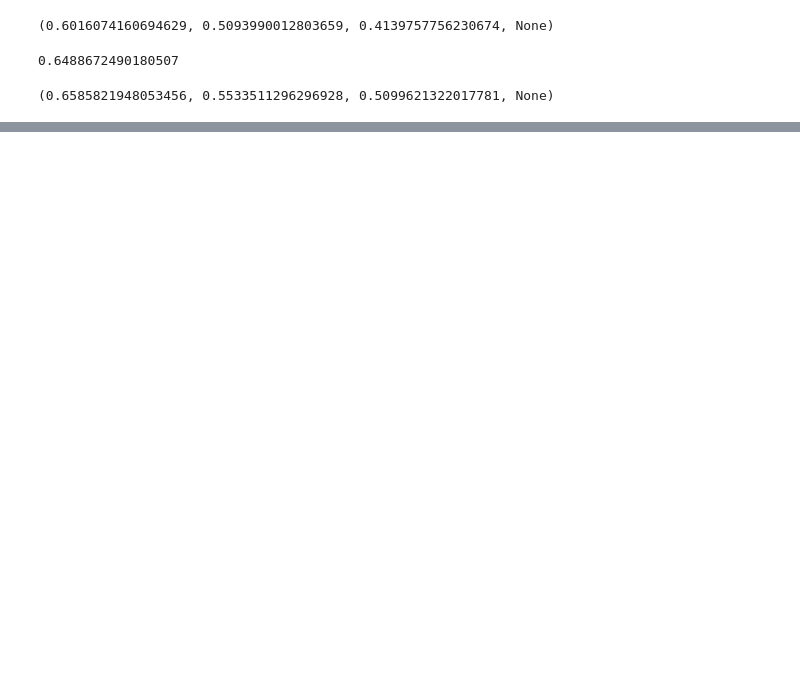
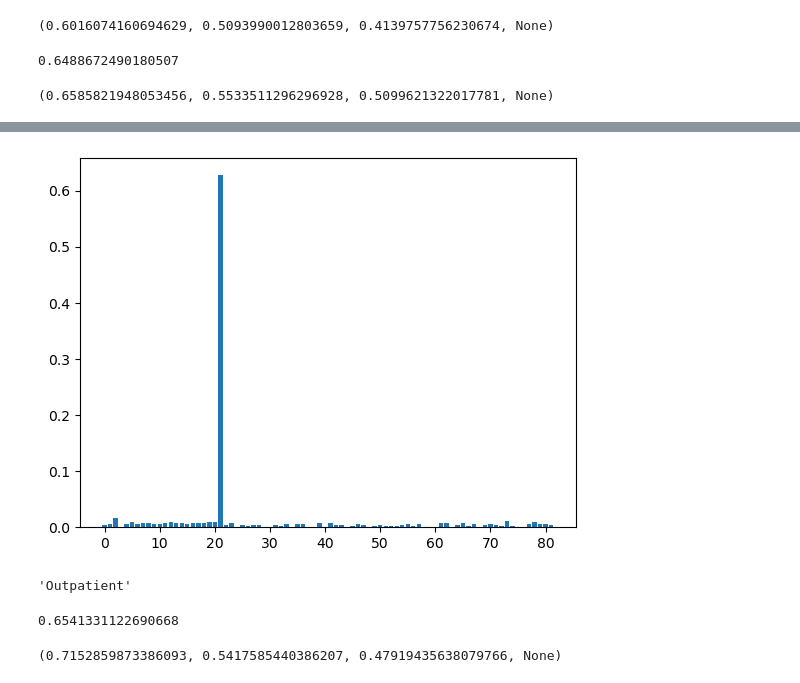
Before and after one commit to ingridchien/medical-provider-fraud-detection, a Jupyter notebook: Analysis.ipynb, the cells around one changed output, grey strips where cells are left out. Drawn from its saved outputs; the diff is of its cells as text; code cells hidden in the pictures; blank space fills up the shorter version.

Commit message:
run models for in/out data separately and examine feature importances

```diff
--- a/Analysis.ipynb
+++ b/Analysis.ipynb
@@ -297,7 +266,8 @@ columns = ['InscClaimAmtReimbursed','Gender', 'Race',
        'ChronicCond_rheumatoidarthritis', 'ChronicCond_stroke',
        'IPAnnualReimbursementAmt', 'IPAnnualDeductibleAmt',
        'OPAnnualReimbursementAmt', 'OPAnnualDeductibleAmt',
-       'Outpatient', 'StayDuration', 'Age', 'Clm66.0', 'Clm309.0', 'Clm387.0', 'Clm3491.0', 'Clm3722.0',
+       'Outpatient', 'StayDuration', 'Age', 'Race1', 'Race2', 'Race3',
+        'Clm66.0', 'Clm309.0', 'Clm387.0', 'Clm3491.0', 'Clm3722.0',
        'Clm3772.0', 'Clm3812.0', 'Clm3893.0', 'Clm3950.0', 'Clm3995.0',
        'Clm4513.0', 'Clm4516.0', 'Clm4523.0', 'Clm4525.0', 'Clm5123.0',
        'Clm7935.0', 'Clm8108.0', 'Clm8151.0', 'Clm8152.0', 'Clm8154.0',
@@ -360,0 +351,26 @@ precision_recall_fscore_support(y_train, xgb_preds, average='macro')
+# %%
+plt.bar(range(len(xgb.feature_importances_)), xgb.feature_importances_)
+plt.show()
+# %% [output]
+[figure, added]
+# %%
+columns[np.argmax(xgb.feature_importances_)]
+# %% [output]
+'Outpatient'
+# %%
+outpatient_data = full_train[full_train['Outpatient']==1]
+
+X = outpatient_data[columns]
+y = outpatient_data['Label']
+X_train, X_test, y_train, y_test = train_test_split(X, y, test_size=0.33, random_state=42)
+
+# XGB
+xgb = XGBClassifier().fit(X_train, y_train)
+xgb_preds = xgb.predict(X_train)
+accuracy = accuracy_score(y_train, xgb_preds)
+
+print(accuracy)
+precision_recall_fscore_support(y_train, xgb_preds, average='macro')
+# %% [output]
+0.6541331122690668
+(0.7152859873386093, 0.5417585440386207, 0.47919435638079766, None)
```
Also changed, not shown: parts of 19 cells of this notebook.
